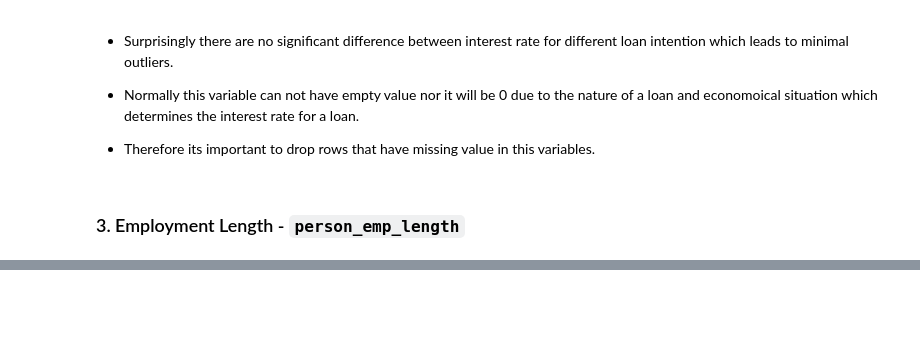
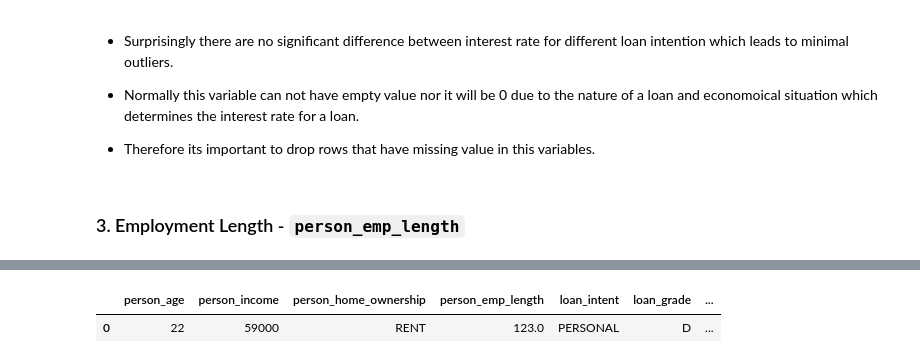
Before and after one commit to Code2Drift/Aditya_MLPROCESS, a Jupyter notebook: eda.ipynb, the cells around one changed output, grey strips where cells are left out. Cells and saved outputs as stored; diff of their text form; code cells hidden in the pictures; blank space fills up the shorter version.

```diff
--- a/eda.ipynb
+++ b/eda.ipynb
@@ -332,0 +355,5 @@ plt.show()
+# %%
+train_data.query("person_emp_length == 123")
+# %% [output]
+|  | person_age | person_income | person_home_ownership | person_emp_length | loan_intent | loan_grade | ... |
+| 0 | 22 | 59000 | RENT | 123.0 | PERSONAL | D | ... |
```
Also changed, not shown: parts of 11 cells of this notebook, 1 other file.
